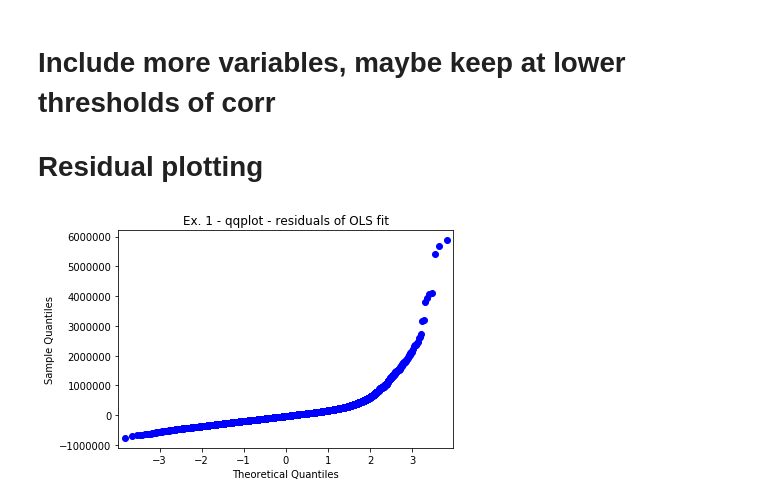
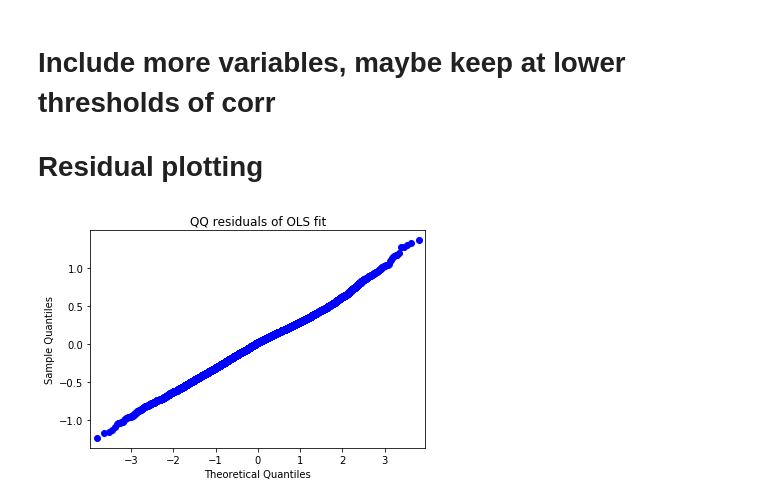
Before and after one commit to MichaelBurak/mrburakproj1, a Jupyter notebook: mrburakproj1.ipynb, the cells around one changed output. Cells and saved outputs as stored; diff of their text form; code cells hidden in the pictures.

```diff
--- a/mrburakproj1.ipynb
+++ b/mrburakproj1.ipynb
@@ -476,5 +456,0 @@ for col in df.drop('price', axis=1).columns:
-# %%
-#view has 0 values, lat and long don't make sense to transform?
-for col in df.drop(['price', 'view', 'lat', 'long'], axis=1).columns:
-    df[col+"_log"] = np.log(df[col])
-    diagnostic_plots(df,col)
@@ -534,8 +459,8 @@ sns.heatmap(log_df.corr(), cmap='coolwarm', annot=True);
 # %% [markdown]
 # MODELING
 # %%
-X_train, X_test, y_train, y_test = train_test_split(log_df.drop('price', axis=1),
-                                                    log_df['price'],
+X_train, X_test, y_train, y_test = train_test_split(df.drop('price', axis=1),
+                                                    df['price'],
                                                     test_size=0.3,
                                                     random_state=0)
 
@@ -547,7 +469,0 @@ final_columns = X_train.columns
-# %%
-scaler = RobustScaler()
-
-scaler.fit(X_train)
-
-X_train_scaled = scaler.transform(X_train)
-X_test_scaled = scaler.transform(X_test)
@@ -614,5 +476,5 @@ X_train_scaled.head()
 # %%
-X = X_train_scaled[['grade_log', 'condition_log', 'yr_built_log']]
+X = X_train
 Y = y_train
 
 # with sklearn, multiple linear regression fitting!
@@ -695,8 +570,8 @@ Warnings:
 # %%
 res = model_fit.resid # residuals
 probplot = sm.ProbPlot(res)
 fig = probplot.qqplot()
-h = plt.title('Ex. 1 - qqplot - residuals of OLS fit')
+h = plt.title('QQ residuals of OLS fit')
 plt.show()
 # %% [output]
-[figure, old version]
+[figure, new version]
```
Also changed, not shown: parts of 93 cells of this notebook.
